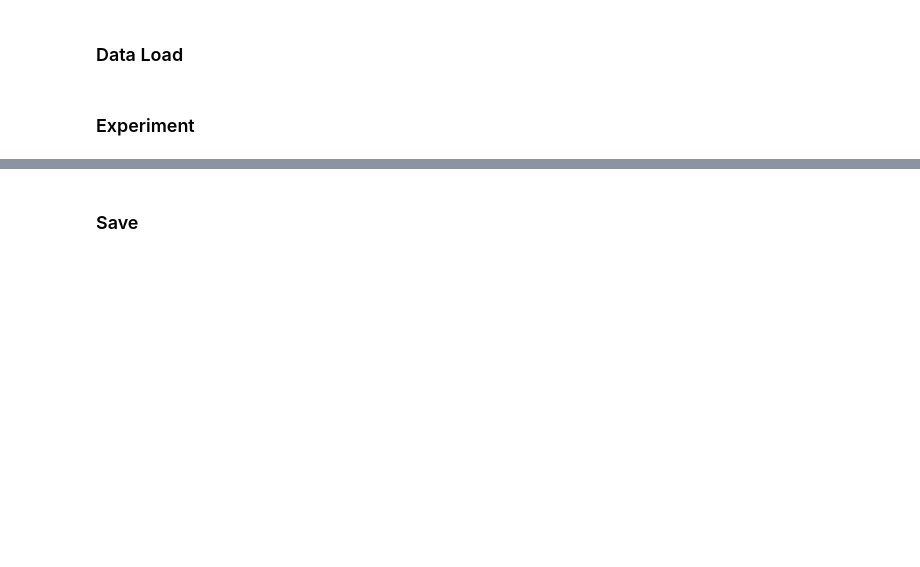
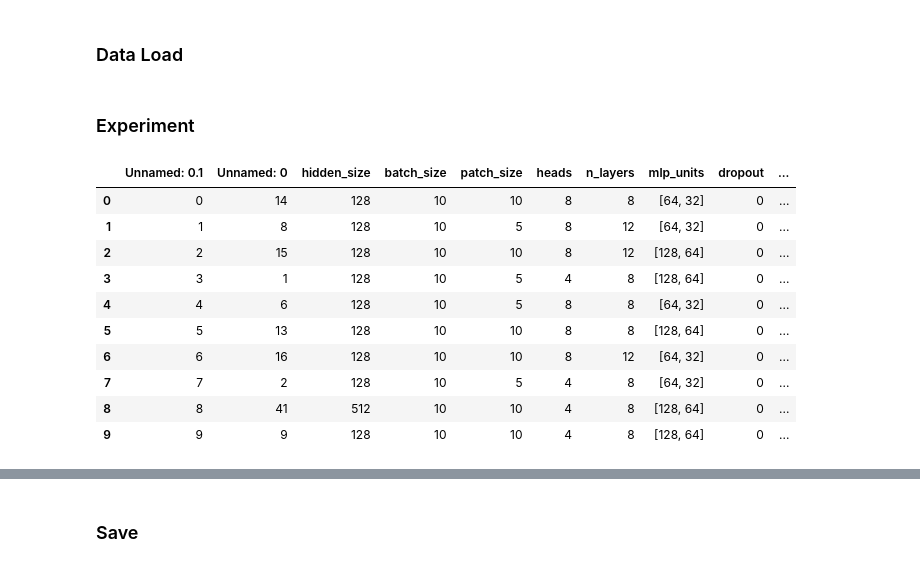
Before and after one commit to abs-git/Eye_written_character_preprocessing, a Jupyter notebook: eog_classification_v2/experiments/experiment2.ipynb, the cells around one changed output, grey strips where cells are left out. Cells and saved outputs as stored; diff of their text form; code cells hidden in the pictures; blank space fills up the shorter version.

```diff
--- a/eog_classification_v2/experiments/experiment2.ipynb
+++ b/eog_classification_v2/experiments/experiment2.ipynb
@@ -91 +108,20 @@ best_perform_df
+# %%
+# load the hyperparameters
+
+save_path = '/home/donghyun/eye_writing_classification/experiments/save/'
+best_perform_df = pd.read_csv(save_path+'experiment2_vit_hyperparams.csv')
+
+best_perform_df.head(10)
+# %% [output]
+|  | Unnamed: 0.1 | Unnamed: 0 | hidden_size | batch_size | patch_size | heads | n_layers | mlp_units | dropout | ... |
+| 0 | 0 | 14 | 128 | 10 | 10 | 8 | 8 | [64, 32] | 0 | ... |
+| 1 | 1 | 8 | 128 | 10 | 5 | 8 | 12 | [64, 32] | 0 | ... |
+| 2 | 2 | 15 | 128 | 10 | 10 | 8 | 12 | [128, 64] | 0 | ... |
+| 3 | 3 | 1 | 128 | 10 | 5 | 4 | 8 | [128, 64] | 0 | ... |
+| 4 | 4 | 6 | 128 | 10 | 5 | 8 | 8 | [64, 32] | 0 | ... |
+| 5 | 5 | 13 | 128 | 10 | 10 | 8 | 8 | [128, 64] | 0 | ... |
+| 6 | 6 | 16 | 128 | 10 | 10 | 8 | 12 | [64, 32] | 0 | ... |
+| 7 | 7 | 2 | 128 | 10 | 5 | 4 | 8 | [64, 32] | 0 | ... |
+| 8 | 8 | 41 | 512 | 10 | 10 | 4 | 8 | [128, 64] | 0 | ... |
+| 9 | 9 | 9 | 128 | 10 | 10 | 4 | 8 | [128, 64] | 0 | ... |
 # %%
```
Also changed, not shown: parts of 13 cells of this notebook, 6 other files.
